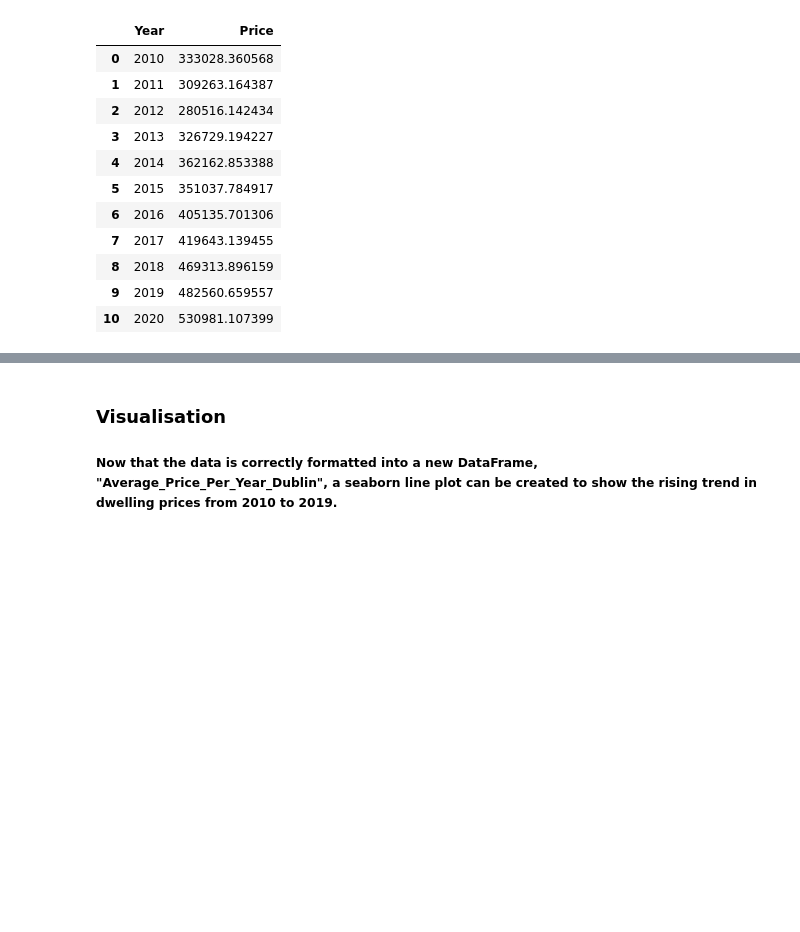
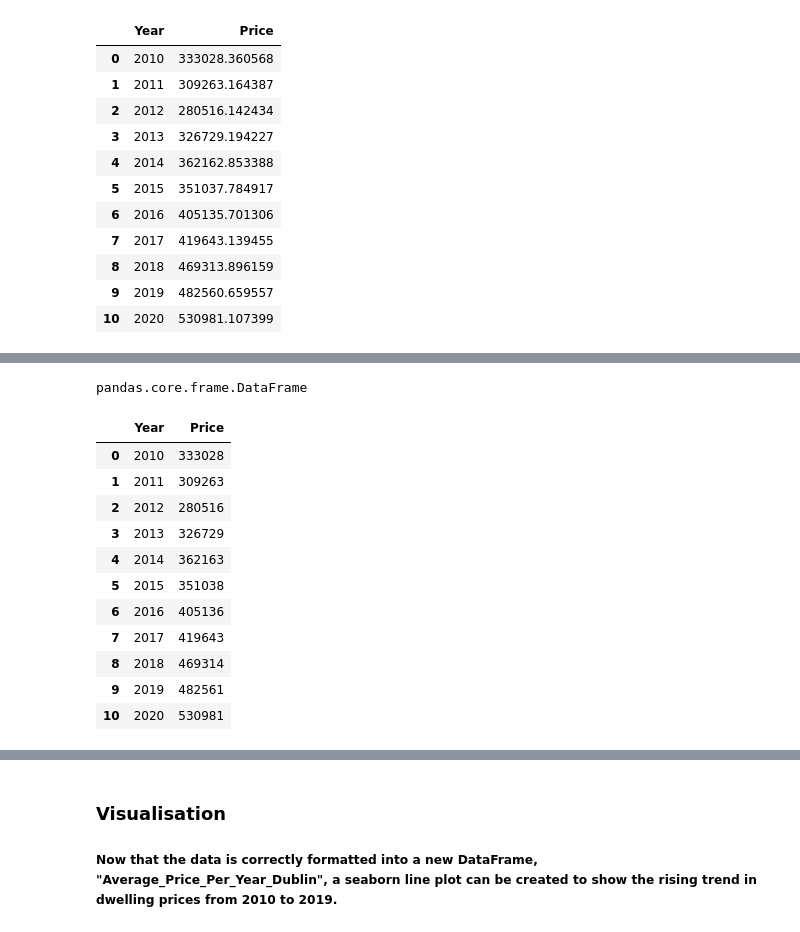
Before and after one commit to CraigDowling/Project, a Jupyter notebook: UCDPA_craigdowlingproject.ipynb, the cells around one changed output, grey strips where cells are left out. Saved outputs shown, nothing was run; the diff lists cells and outputs as text; code cells hidden in the pictures; blank space fills up the shorter version.

```diff
--- a/UCDPA_craigdowlingproject.ipynb
+++ b/UCDPA_craigdowlingproject.ipynb
@@ -1355,0 +1384,28 @@ Average_Price_Per_Year_Dublin
+# %%
+#Converting list of tuples to Pandas DataFrame
+Price_Per_Year_Dublin = pd.DataFrame(myresults)
+type(Price_Per_Year_Dublin)
+# %% [output]
+pandas.core.frame.DataFrame
+# %%
+#Renaming DataFrame columns
+Price_Per_Year_Dublin.columns = ['Index', 'Year', 'Price']
+
+#Subsetting DataFrame to required columns
+Price_Per_Year_Dublin = Price_Per_Year_Dublin[["Year", "Price"]]
+
+#Printing DataFrame to view changes
+Price_Per_Year_Dublin
+# %% [output]
+|  | Year | Price |
+| 0 | 2010 | 333028 |
+| 1 | 2011 | 309263 |
+| 2 | 2012 | 280516 |
+| 3 | 2013 | 326729 |
+| 4 | 2014 | 362163 |
+| 5 | 2015 | 351038 |
+| 6 | 2016 | 405136 |
+| 7 | 2017 | 419643 |
+| 8 | 2018 | 469314 |
+| 9 | 2019 | 482561 |
+| 10 | 2020 | 530981 |
```
Also changed, not shown: parts of 21 cells of this notebook.
